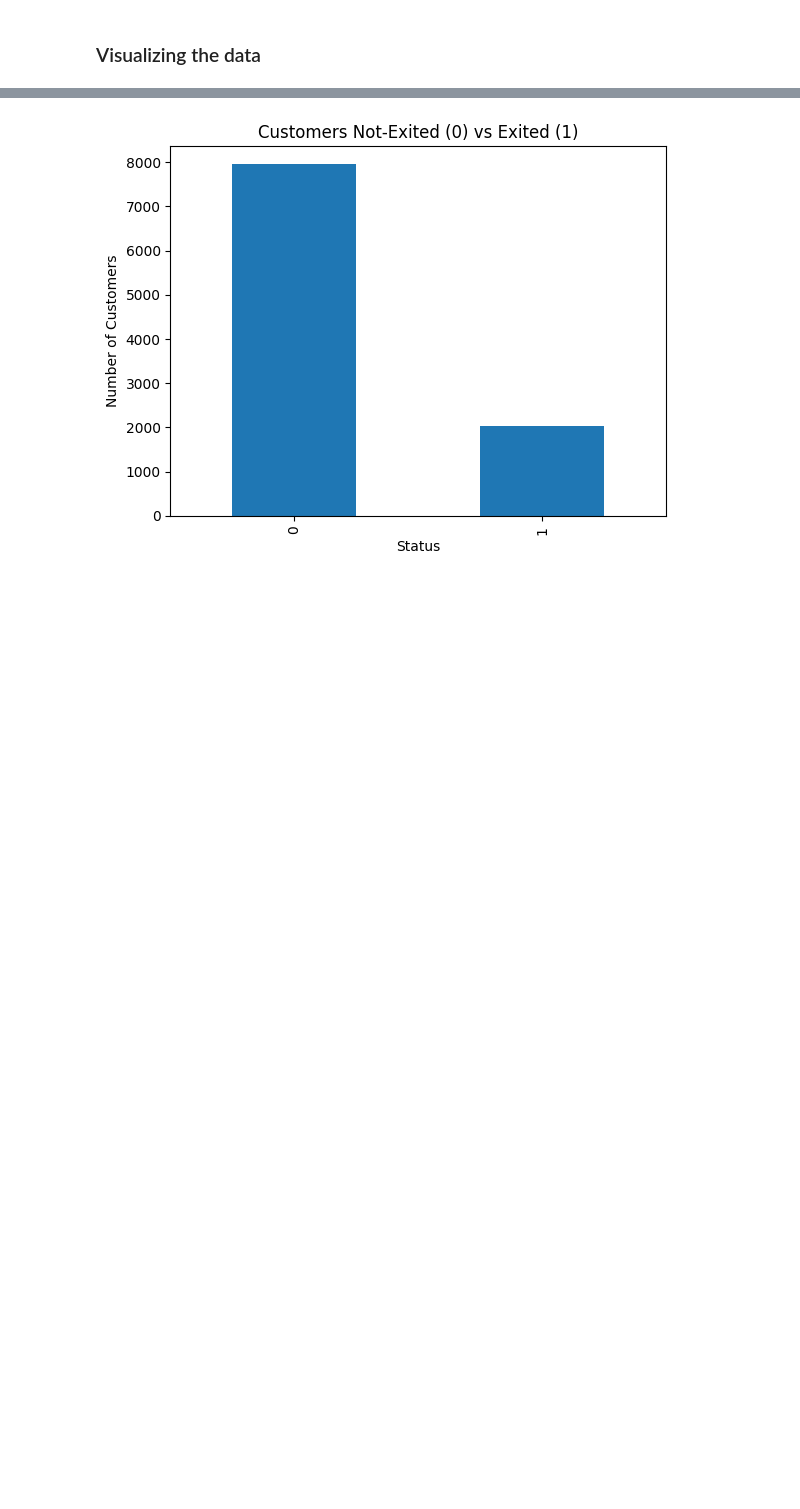
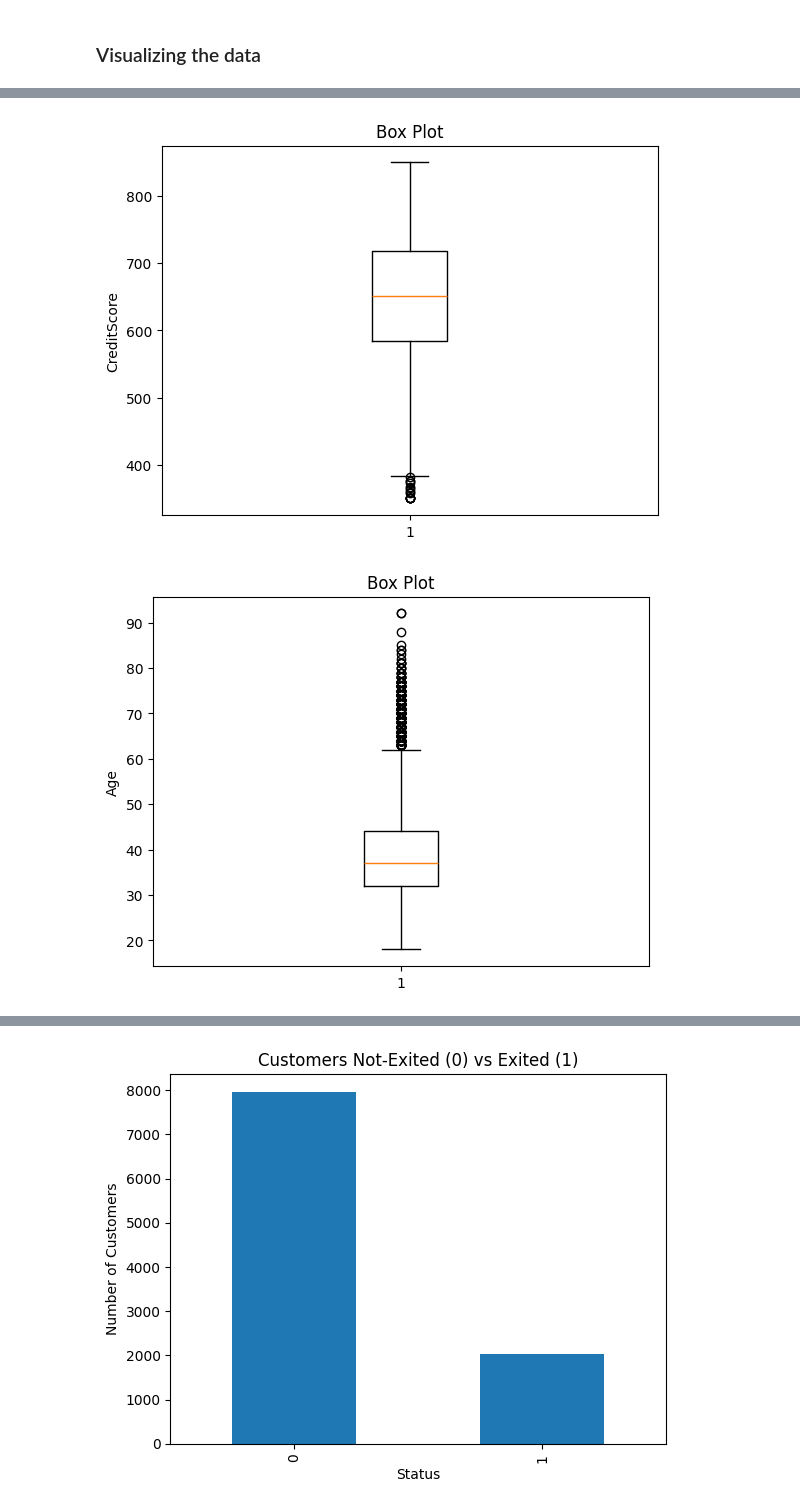
Before and after one commit to OSinA04/Customer-Churn-Prediction, a Jupyter notebook: main.ipynb, the cells around one changed output, grey strips where cells are left out. Drawn from its saved outputs; the diff is of its cells as text; code cells hidden in the pictures; blank space fills up the shorter version.

```diff
--- a/main.ipynb
+++ b/main.ipynb
@@ -129,0 +145,14 @@ Since no null values exist we do not need to drop any rows
+# %%
+for label in impgraph:
+    column_data = df[label]
+
+    # Create a box plot
+    plt.boxplot(column_data)
+    plt.title('Box Plot')
+    plt.ylabel(label)
+
+    # Show the plot
+    plt.show()
+# %% [output]
+[figure, added]
+[figure, added]
```
Also changed, not shown: parts of 16 cells of this notebook.
